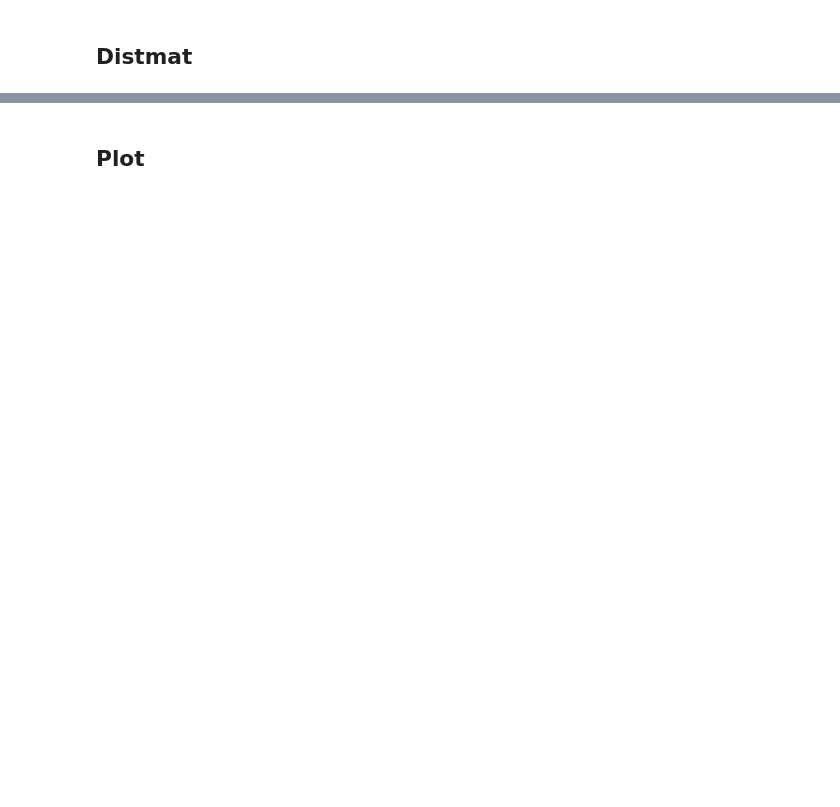
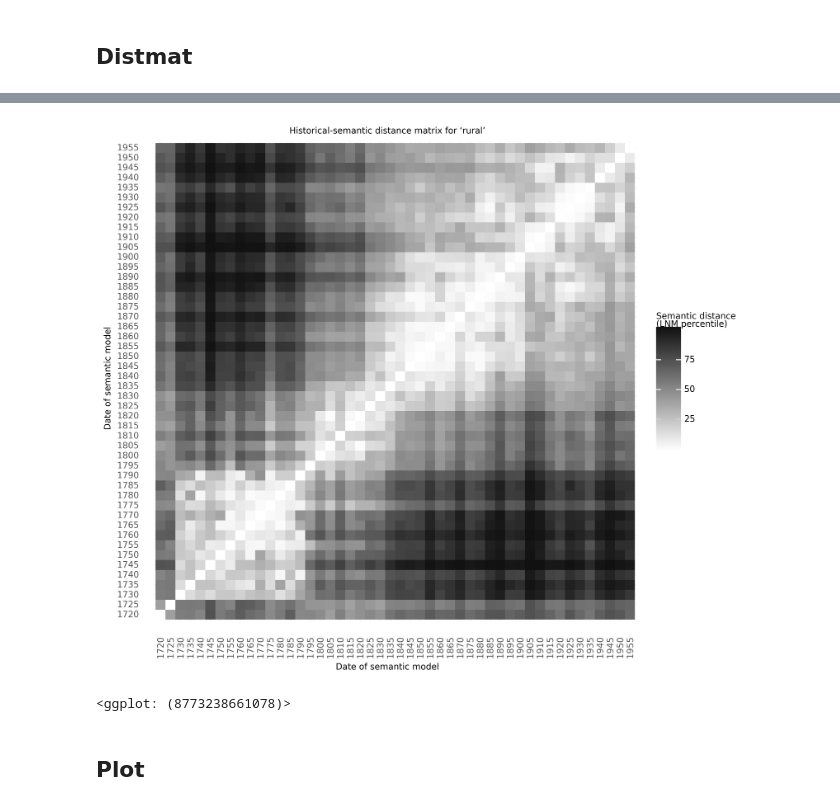
Before and after one commit to quadrismegistus/koselleck, a Jupyter notebook: koselleck/distmat.ipynb, the cells around one changed output, grey strips where cells are left out. Saved outputs shown, nothing was run; the diff lists cells and outputs as text; code cells hidden in the pictures; blank space fills up the shorter version.

```diff
--- a/koselleck/distmat.ipynb
+++ b/koselleck/distmat.ipynb
@@ -111,3 +153,8 @@ def distmats(words,num_proc=1,progress=True,**distmat_opts):
+# %%
+plot_historical_semantic_distance_matrix('rural')
+# %% [output]
+[figure, added]
+<ggplot: (8773238661078)>
 # %% [markdown]
 ## Plot
 # %%
```
Also changed, not shown: parts of 10 cells of this notebook, 7 other files.
